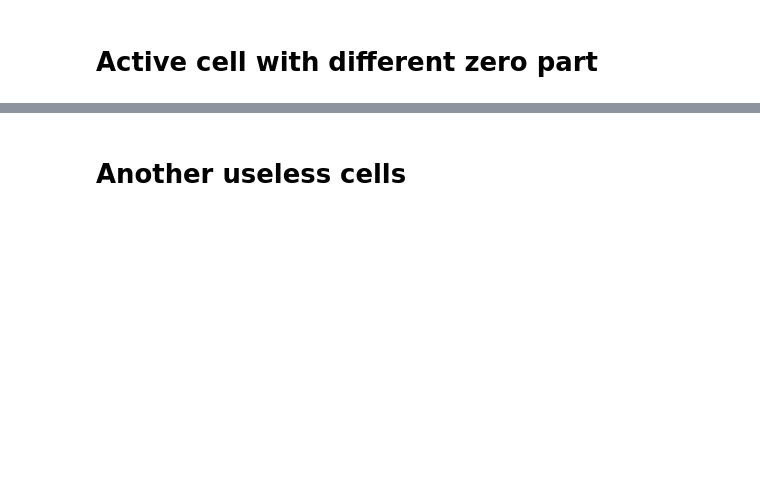
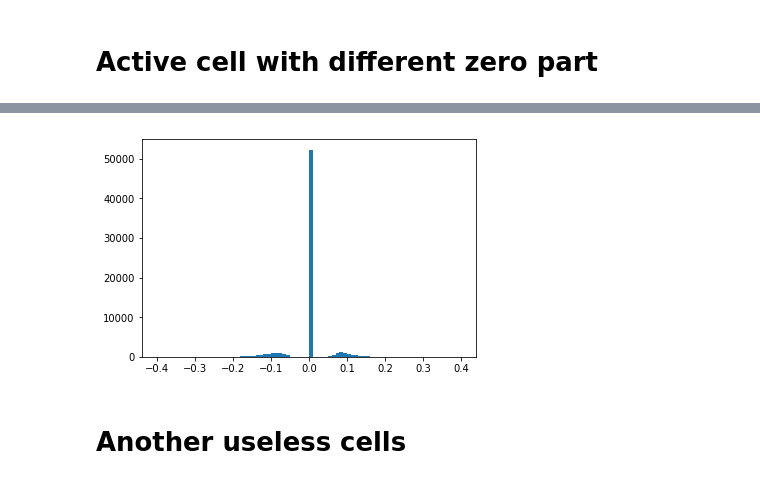
Before and after one commit to GTnikito/sparse-net-study, a Jupyter notebook: regularization_exps.ipynb, the cells around one changed output, grey strips where cells are left out. Saved outputs shown, nothing was run; the diff lists cells and outputs as text; code cells hidden in the pictures; blank space fills up the shorter version.

```diff
--- a/regularization_exps.ipynb
+++ b/regularization_exps.ipynb
@@ -388,3 +444,17 @@ while(zero_part < 1.0):
+# %%
+first_model = model
+layers_to_zero = generate_layer_mask([0, 2, 6, 8], len(first_model.layers)) # only conv layers
+zero_part = 0.8
+
+weights_type = WeightsTypeEnum.WEIGHTS
+zero_mask = get_masks(first_model, get_threshold(zero_part, first_model, layers_to_zero, weights_type),
+                                          layers_to_zero, weights_type)
+second_model = set_null_weights_by_mask(first_model, zero_mask, layers_to_zero, weights_type)
+
+#show_weights_distribution(first_model, layers_to_zero)
+show_weights_distribution(second_model, layers_to_zero)
+# %% [output]
+[figure, added]
 # %% [markdown]
 # Another useless cells
 # %%
```
Also changed, not shown: parts of 9 cells of this notebook.
